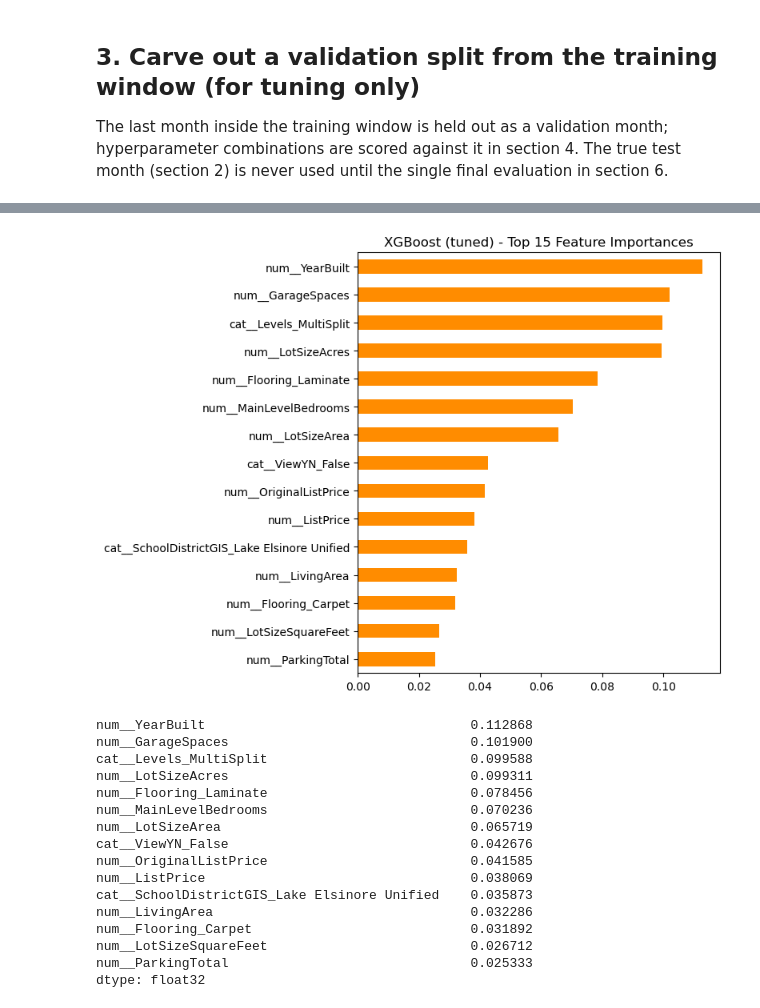
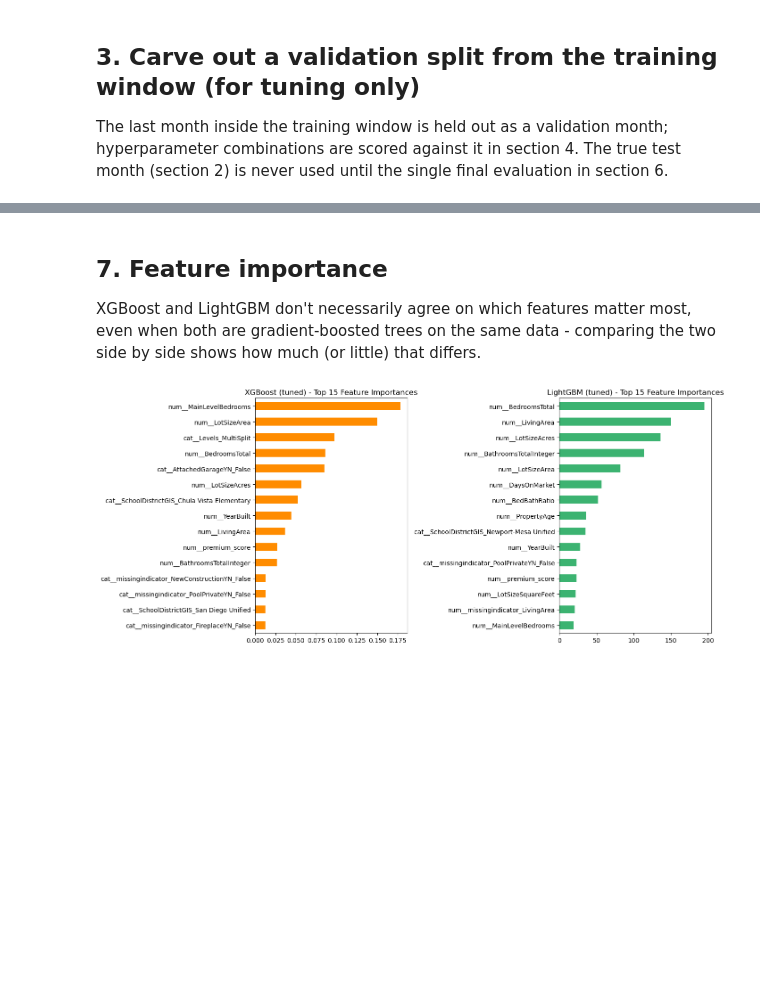
Before and after one commit to jisun129/idx-exchange-project, a Jupyter notebook: notebooks/05_advanced_models.ipynb, the cells around one changed output, grey strips where cells are left out. Cells and saved outputs as stored; diff of their text form; code cells hidden in the pictures; blank space fills up the shorter version.

```diff
--- a/notebooks/05_advanced_models.ipynb
+++ b/notebooks/05_advanced_models.ipynb
@@ -164,19 +237,0 @@ The winning hyperparameters (lowest `val_RMSE`) are refit on the **entire** trai
-# %%
-best_params = tuning_results_df.iloc[0][["max_depth", "learning_rate", "n_estimators"]].to_dict()
-best_params["max_depth"] = int(best_params["max_depth"])
-best_params["n_estimators"] = int(best_params["n_estimators"])
-print(f"Best hyperparameters (by validation RMSE): {best_params}")
-
-xgb_model = XGBRegressor(**best_params, random_state=RANDOM_STATE, n_jobs=-1)
-xgb_model.fit(X_train, y_train)
-
-xgb_pred = xgb_model.predict(X_test)
-
-xgb_test_metrics = {
-    "R2": r2_score(y_test, xgb_pred),
-    "MAE": mean_absolute_error(y_test, xgb_pred),
-    "RMSE": np.sqrt(mean_squared_error(y_test, xgb_pred)),
-}
-
-print(f"XGBoost (tuned) - R2: {xgb_test_metrics['R2']:.4f} | "
-      f"MAE: {xgb_test_metrics['MAE']:,.0f} | RMSE: {xgb_test_metrics['RMSE']:,.0f}")
@@ -188,31 +284,22 @@ XGBoost (tuned) - R2: -1.2438 | MAE: 178,624 | RMSE: 2,513,608
+# %% [markdown]
+## 7. Feature importance
+
+XGBoost and LightGBM don't necessarily agree on which features matter most, even when both are gradient-boosted trees on the same data - comparing the two side by side shows how much (or little) that differs.
 # %%
-importances = pd.Series(xgb_model.feature_importances_, index=feature_cols).sort_values(ascending=False)
+fig, axes = plt.subplots(1, 2, figsize=(14, 6))
 
-plt.figure(figsize=(8, 6))
-importances.head(15).sort_values().plot(kind="barh", color="darkorange")
-plt.title("XGBoost (tuned) - Top 15 Feature Importances")
+xgb_importances = pd.Series(xgb_model.feature_importances_, index=feature_cols).sort_values(ascending=False)
+xgb_importances.head(15).sort_values().plot(kind="barh", ax=axes[0], color="darkorange")
+axes[0].set_title("XGBoost (tuned) - Top 15 Feature Importances")
+
+lgbm_importances = pd.Series(lgbm_model.feature_importances_, index=feature_cols).sort_values(ascending=False)
+lgbm_importances.head(15).sort_values().plot(kind="barh", ax=axes[1], color="mediumseagreen")
+axes[1].set_title("LightGBM (tuned) - Top 15 Feature Importances")
+
 plt.tight_layout()
 plt.show()
-
-importances.head(15)
 # %% [output]
-[figure, old version]
+[figure, new version]
-num__YearBuilt                                  0.112868
-num__GarageSpaces                               0.101900
-cat__Levels_MultiSplit                          0.099588
-num__LotSizeAcres                               0.099311
-num__Flooring_Laminate                          0.078456
-num__MainLevelBedrooms                          0.070236
-num__LotSizeArea                                0.065719
-cat__ViewYN_False                               0.042676
-num__OriginalListPrice                          0.041585
-num__ListPrice                                  0.038069
-cat__SchoolDistrictGIS_Lake Elsinore Unified    0.035873
-num__LivingArea                                 0.032286
-num__Flooring_Carpet                            0.031892
-num__LotSizeSquareFeet                          0.026712
-num__ParkingTotal                               0.025333
-dtype: float32
 # %% [markdown]
 ## 8. Compare against Linear Regression and Random Forest & record results
 
```
Also changed, not shown: parts of 21 cells of this notebook, 5 other files.
